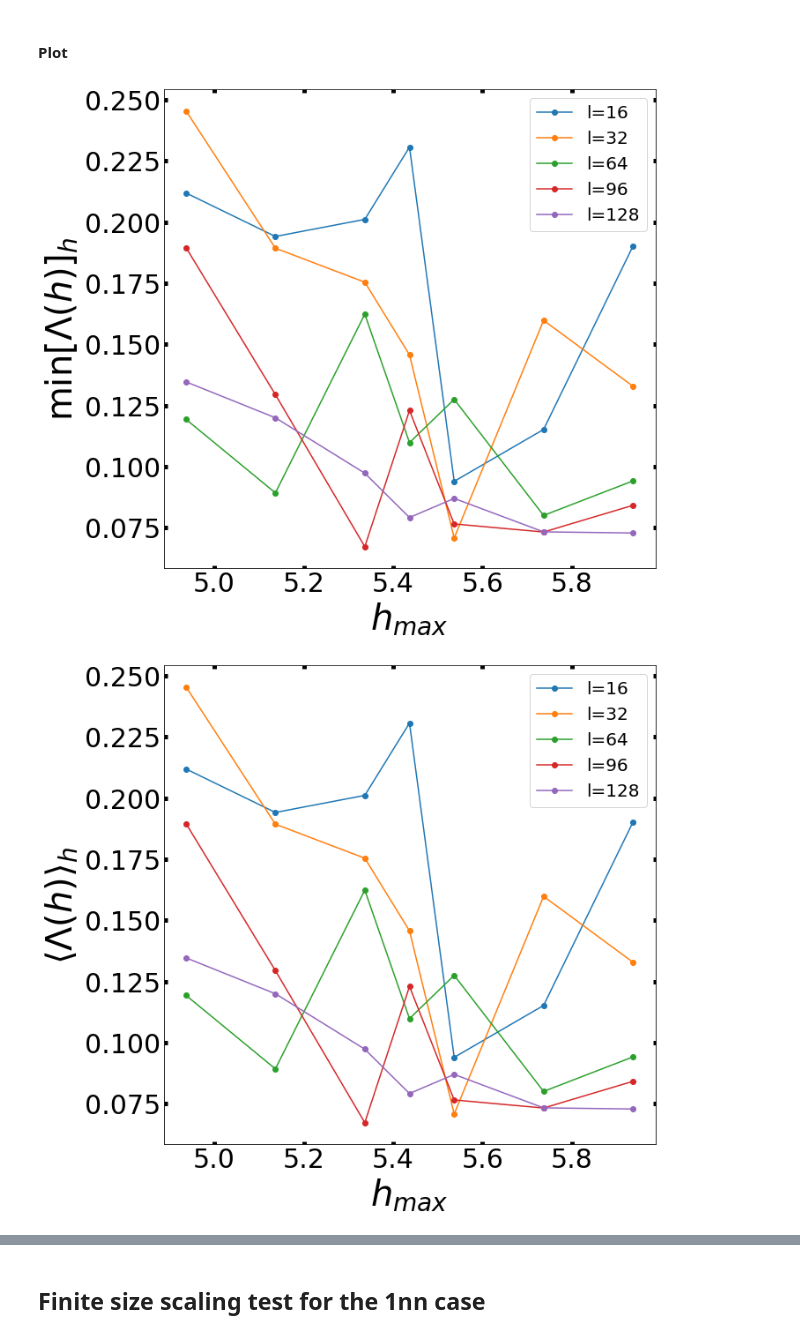
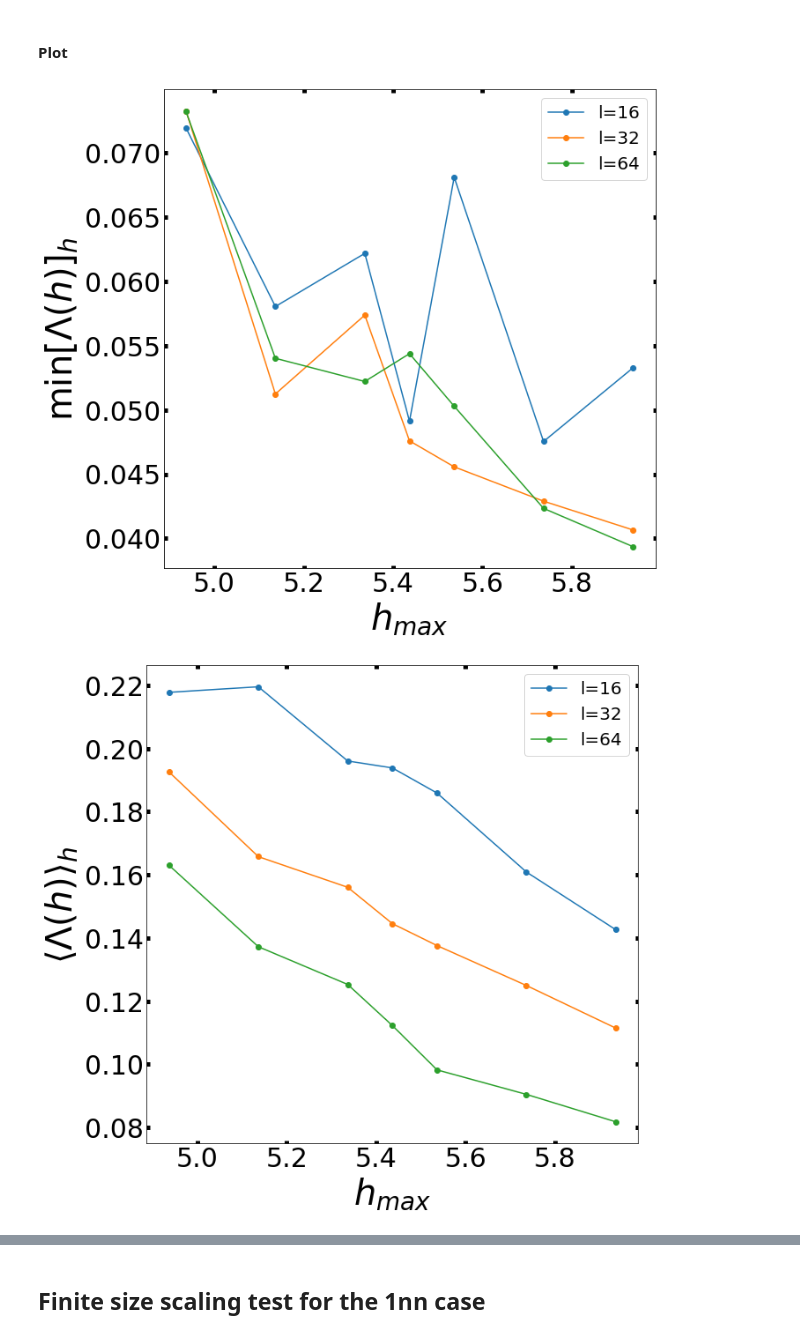
Before and after one commit to emacosta95/quantum_simulations_for_ising, a Jupyter notebook: H-M_mapping_test.ipynb, the cells around one changed output, grey strips where cells are left out. Saved outputs shown, nothing was run; the diff lists cells and outputs as text; code cells hidden in the pictures.

```diff
--- a/H-M_mapping_test.ipynb
+++ b/H-M_mapping_test.ipynb
@@ -195,8 +195,8 @@ os.environ["MKL_NUM_THREADS"] = str(3)  # set number of MKL threads to run in pa
 #### Data
 # %%
 h_max=[2*np.exp(1)-0.5,2*np.exp(1)-0.3,2*np.exp(1)-0.1,2*np.exp(1),2*np.exp(1)+0.1,2*np.exp(1)+0.3,2*np.exp(1)+0.5]
-ndata=1
-ls=[16,32,64,96,128]
+ndata=100
+ls=[16,32,64]
 j=-1
 zs_l={}
 zzs_l={}
@@ -204,7 +204,7 @@ for l in ls:
     zs={}
     zzs={}
     for h in h_max:
-        data=np.load(f'data/dmrg_h_k_map_2nn/dataset_281122/h_k_check_2nn_{l}_l_{h}_h_{ndata}_n.npz')
+        data=np.load(f'data/dmrg_h_k_map_2nn/dataset_291122/h_k_check_2nn_{l}_l_{h}_h_{ndata}_n.npz')
         zs[h]=data['density']
         zzs[h]=data['correlation']
     zs_l[l]=zs
@@ -290,33 +290,33 @@ for i in range(len(ls)):
 plt.xlabel(r'$h_{max}$',fontsize=40)
 plt.ylabel(r'$\langle \Lambda(h)\rangle_{h}$',fontsize=40)
 plt.tick_params(
             top=True,
             right=True,
             labeltop=False,
             labelright=False,
             direction="in",
             labelsize=30,
             width=5,
         )
 plt.legend(fontsize=20)
 plt.show()
 plt.figure(figsize=(10,10))
 for i in range(len(ls)):
     plt.plot(h_max,pb_lowl[i],marker='o',label=f'l={ls[i]}')
-plt.axvline(x=np.e,color='red',linestyle=':',label='critical point')
+plt.axvline(x=2*np.e,color='red',linestyle=':',label='critical point')
 plt.xlabel(r'$h_{max}$',fontsize=40)
 plt.ylabel(r'$P( \Lambda(h)<0.05)$',fontsize=40)
 plt.tick_params(
             top=True,
             right=True,
             labeltop=False,
             labelright=False,
             direction="in",
             labelsize=30,
             width=5,
         )
 plt.legend(fontsize=20)
 plt.show()
 # %% [output]
-[figure, old version]
+[figure, new version]
-[figure, old version]
+[figure, new version]
```
Also changed, not shown: parts of 3 cells of this notebook, 5 other files.
